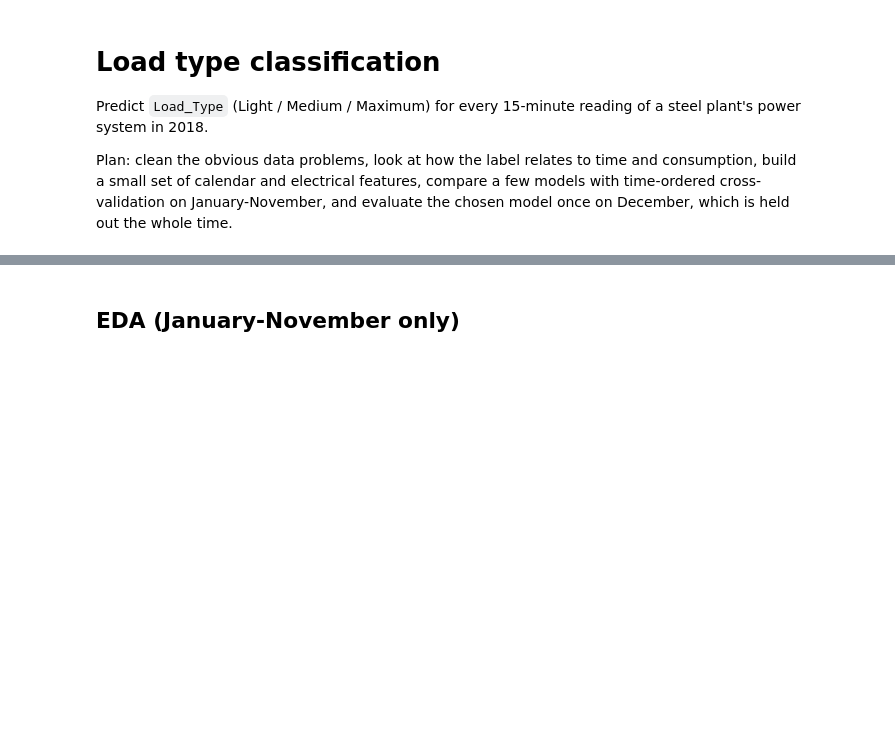
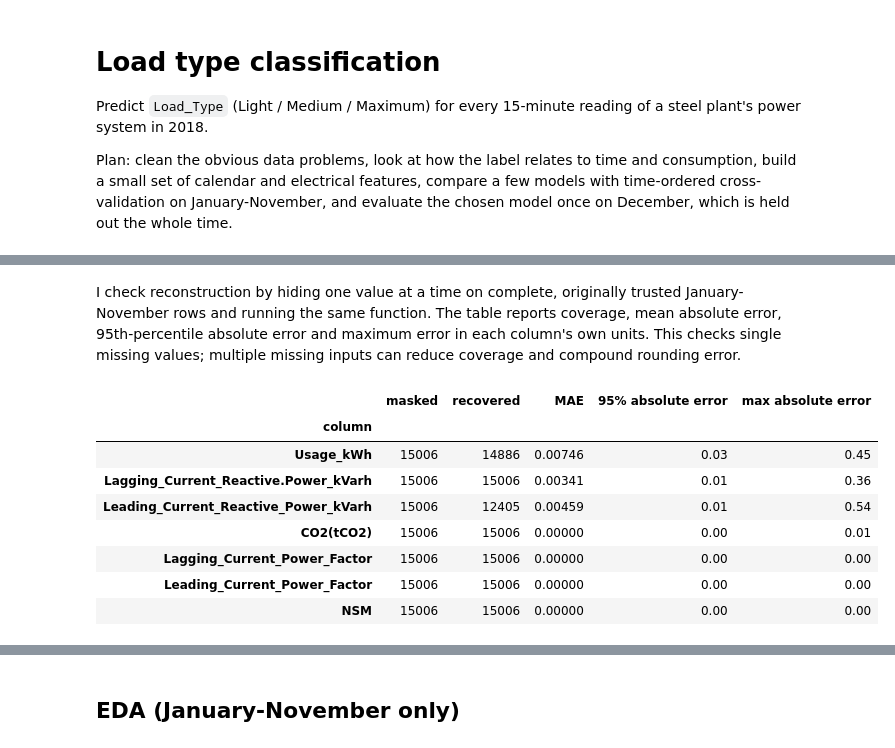
Before and after one commit to AbhiramJayasankar/power-load-type-classification, a Jupyter notebook: load_type_classification.ipynb, the cells around one changed output, grey strips where cells are left out. Drawn from its saved outputs; the diff is of its cells as text; code cells hidden in the pictures; blank space fills up the shorter version.

```diff
--- a/load_type_classification.ipynb
+++ b/load_type_classification.ipynb
@@ -119,0 +184,13 @@ train: 32,064 rows (Jan-Nov), test: 2,976 rows (Dec)
+# %%
+first_training = next(TimeSeriesSplit(n_splits=5).split(trusted.loc[train_mask]))[0]
+factor_data = trusted.iloc[first_training][[U, C]].dropna()
+factors = np.linspace(.0004, .0006, 2001)
+matches = np.array([np.isclose((factor_data[U] * f).round(2), factor_data[C]).mean() for f in factors])
+CO2_FACTOR = float(factors[matches.argmax()])
+co2_pairs = trusted.loc[train_mask, [U, C]].dropna()
+co2_audit = pd.DataFrame([
+    {'factor': f, 'Jan-Nov pairs': len(co2_pairs),
+     'exact after rounding (%)': 100 * np.isclose((co2_pairs[U] * f).round(2), co2_pairs[C]).mean()}
+    for f in [.00045, CO2_FACTOR, .00046, .0005]])
+display(co2_audit.round(7))
+print(f'Frozen CO2 factor: {CO2_FACTOR:.7f}; first-block agreement {matches.max():.2%}')
@@ -119,0 +206,12 @@ train: 32,064 rows (Jan-Nov), test: 2,976 rows (Dec)
+# %%
+co2_expected = (trusted[U] * CO2_FACTOR).round(2)
+# Avoid treating binary floating-point representations of exactly 0.01 as greater than 0.01.
+co2_identity_invalid = (trusted[C] - co2_expected).abs().gt(.01 + 1e-12)
+zero_energy_rows = trusted[[U, QL, QD]].eq(0).all(axis=1)
+print(f'CO2 identity repairs: {co2_identity_invalid.sum()} cells; '
+      f'{trusted.index[co2_identity_invalid].min()} to {trusted.index[co2_identity_invalid].max()}')
+print(f'All-zero energy rows: {zero_energy_rows.sum()}; '
+      f'{trusted.index[zero_energy_rows].tolist()}; {2 * zero_energy_rows.sum()} PF cells set to NaN')
+corrupted.loc[co2_identity_invalid, C] = True
+corrupted.loc[zero_energy_rows, [PL, PD]] = True
+trusted = observed.mask(corrupted)
@@ -119,0 +302,31 @@ train: 32,064 rows (Jan-Nov), test: 2,976 rows (Dec)
+# %% [markdown]
+I check reconstruction by hiding one value at a time on complete, originally trusted January-November rows and running
+the same function. The table reports coverage, mean absolute error, 95th-percentile absolute error and maximum
+error in each column's own units. This checks single missing values; multiple missing inputs can reduce coverage and compound rounding error.
+# %%
+reconstruction_rows = []
+clean_development = trusted.loc[train_mask & trusted.notna().all(axis=1)]
+for col in MEASUREMENTS:
+    masked = clean_development.copy()
+    known = masked[col].notna()
+    truth = masked[col].copy()
+    masked[col] = np.nan
+    recovered = reconstruct(masked)[col]
+    error = (recovered[known] - truth[known]).abs().dropna()
+    reconstruction_rows.append({'column': col, 'masked': int(known.sum()), 'recovered': len(error),
+                                 'MAE': error.mean(), '95% absolute error': error.quantile(.95),
+                                 'max absolute error': error.max()})
+reconstruction_check = pd.DataFrame(reconstruction_rows).set_index('column')
+display(reconstruction_check.round(5))
+# Row-local cleaning cannot change earlier rows when later rows are added.
+pd.testing.assert_frame_equal(cleaned.iloc[:6000], reconstruct(trusted.iloc[:6000]))
+# %% [output]
+|  | masked | recovered | MAE | 95% absolute error | max absolute error |
+| column |  |  |  |  |  |
+| Usage_kWh | 15006 | 14886 | 0.00746 | 0.03 | 0.45 |
+| Lagging_Current_Reactive.Power_kVarh | 15006 | 15006 | 0.00341 | 0.01 | 0.36 |
+| Leading_Current_Reactive_Power_kVarh | 15006 | 12405 | 0.00459 | 0.01 | 0.54 |
+| CO2(tCO2) | 15006 | 15006 | 0.00000 | 0.00 | 0.01 |
+| Lagging_Current_Power_Factor | 15006 | 15006 | 0.00000 | 0.00 | 0.00 |
+| Leading_Current_Power_Factor | 15006 | 15006 | 0.00000 | 0.00 | 0.00 |
+| NSM | 15006 | 15006 | 0.00000 | 0.00 | 0.00 |
```
Also changed, not shown: parts of 66 cells of this notebook, 3 other files.
